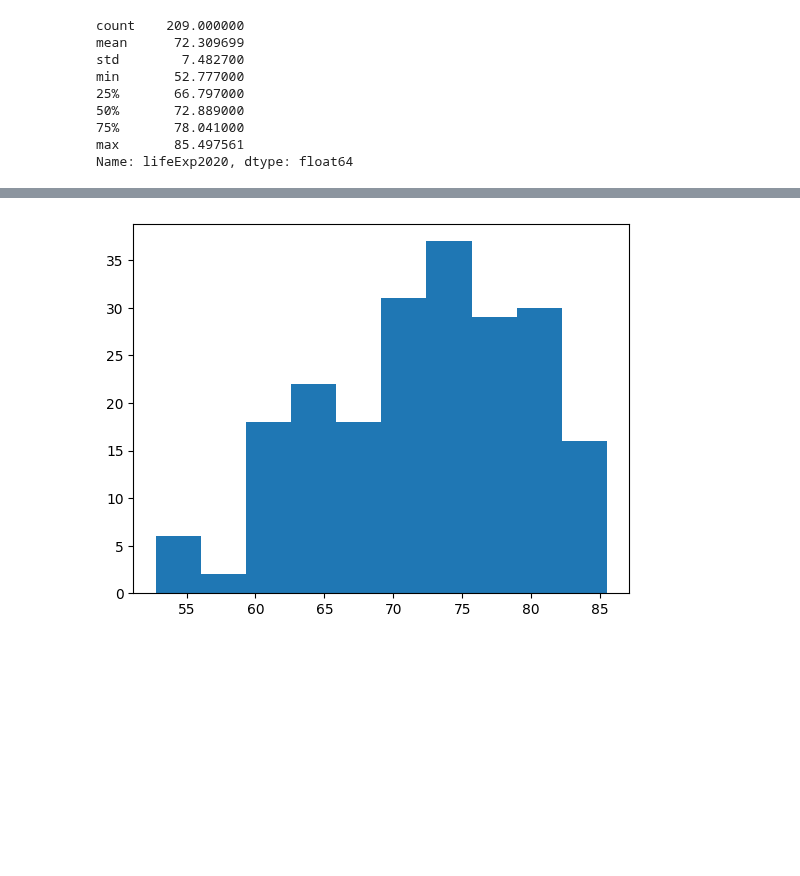
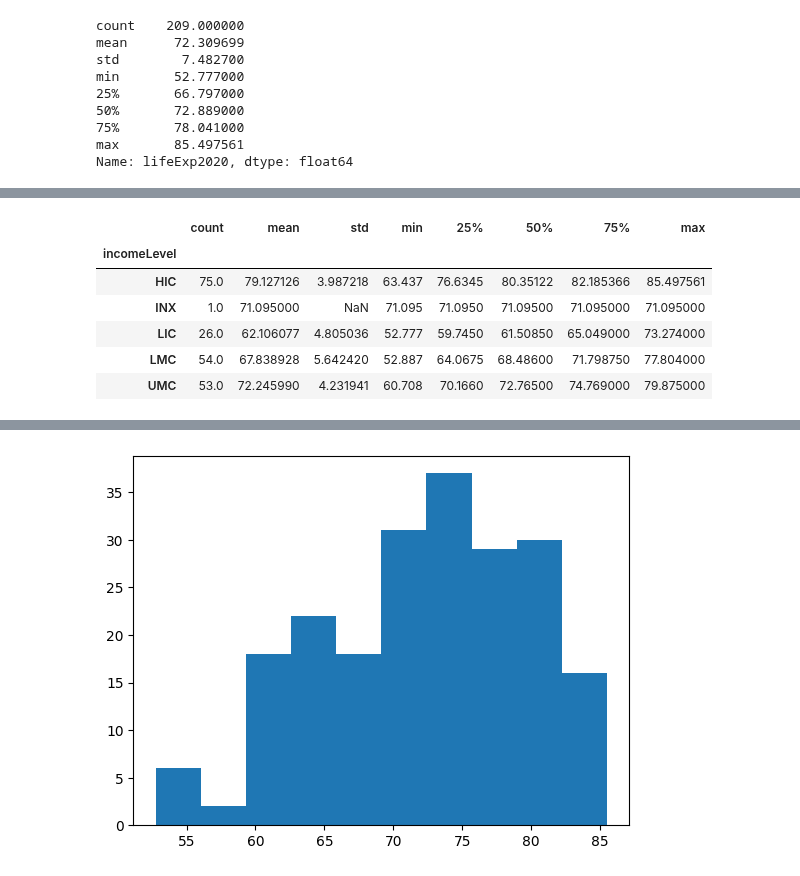
Before and after one commit to it-ces/PUBLIC-AI, a Jupyter notebook: Analytics/EDA_lifeExp_(BIT).ipynb, the cells around one changed output, grey strips where cells are left out. Drawn from its saved outputs; the diff is of its cells as text; code cells hidden in the pictures; blank space fills up the shorter version.

```diff
--- a/Analytics/EDA_lifeExp_(BIT).ipynb
+++ b/Analytics/EDA_lifeExp_(BIT).ipynb
@@ -26,0 +54,11 @@ Name: lifeExp2020, dtype: float64
+# %%
+## A summary of numerical descriptions
+df.groupby(by=['incomeLevel'])['lifeExp2020'].describe()
+# %% [output]
+|  | count | mean | std | min | 25% | 50% | 75% | max |
+| incomeLevel |  |  |  |  |  |  |  |  |
+| HIC | 75.0 | 79.127126 | 3.987218 | 63.437 | 76.6345 | 80.35122 | 82.185366 | 85.497561 |
+| INX | 1.0 | 71.095000 | NaN | 71.095 | 71.0950 | 71.09500 | 71.095000 | 71.095000 |
+| LIC | 26.0 | 62.106077 | 4.805036 | 52.777 | 59.7450 | 61.50850 | 65.049000 | 73.274000 |
+| LMC | 54.0 | 67.838928 | 5.642420 | 52.887 | 64.0675 | 68.48600 | 71.798750 | 77.804000 |
+| UMC | 53.0 | 72.245990 | 4.231941 | 60.708 | 70.1660 | 72.76500 | 74.769000 | 79.875000 |
```
Also changed, not shown: parts of 4 cells of this notebook.
